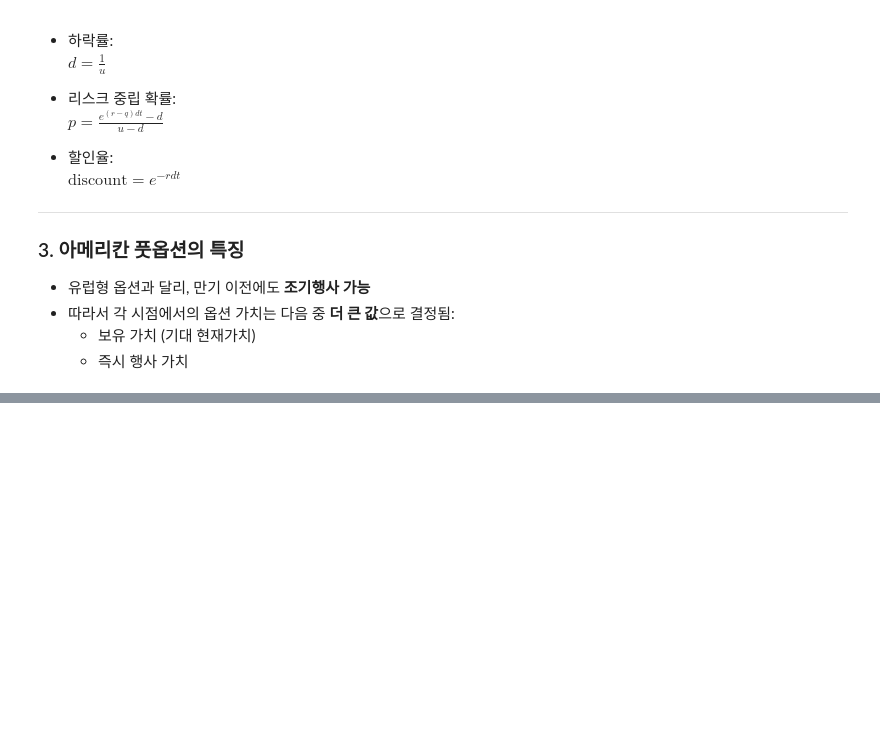
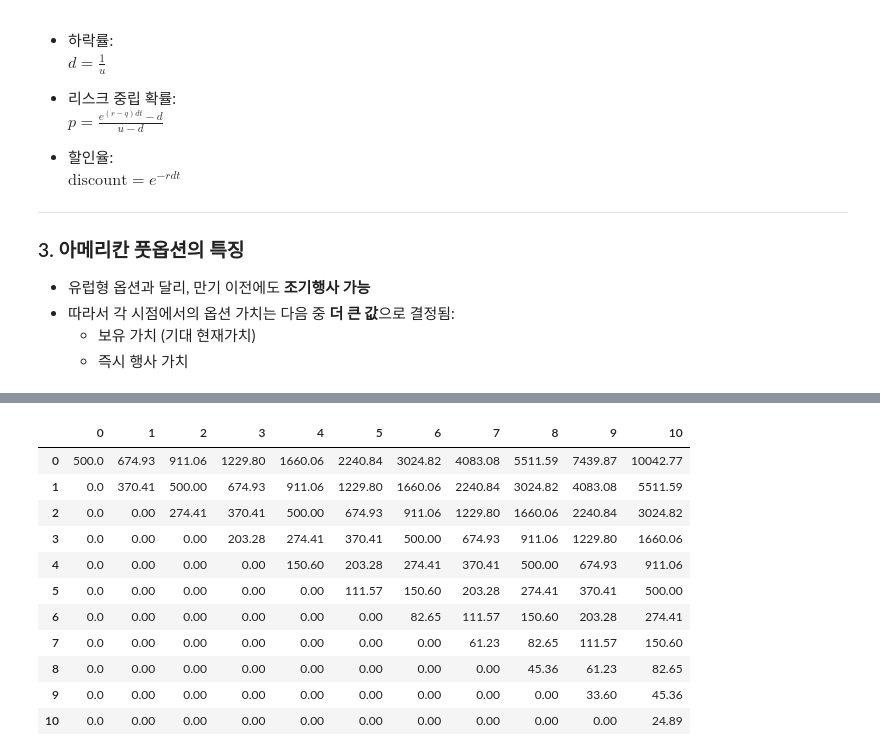
Before and after one commit to samon3869/FinancialBigDataAnalyst, a Jupyter notebook: 옵션가치평가.ipynb, the cells around one changed output, grey strips where cells are left out. Cells and saved outputs as stored; diff of their text form; code cells hidden in the pictures; blank space fills up the shorter version.

```diff
--- a/옵션가치평가.ipynb
+++ b/옵션가치평가.ipynb
@@ -115,0 +165,42 @@ discount = np.exp(-r * dt) # discount = e^{-r dt}
+# %%
+import numpy as np
+
+# 파라미터
+S0 = 500       # 현재주가
+K  = 550       # 행사가격
+r  = 0.05      # 무위험이자율
+sigma = 0.30   # 변동성
+T  = 10        # 만기(년)
+N  = 10        # 스텝 수
+q  = 0.0       # 배당률
+dt = T / N     # 시간 간격
+
+u = np.exp(sigma * np.sqrt(dt))
+d = 1 / u
+R = np.exp((r - q) * dt)   # 위험중립 성장
+disc = np.exp(-r * dt)     # 할인계수
+p = (R - d) / (u - d)
+
+vest_step = int(3/dt)      # 가득 시점 스텝
+barrier   = 650            # 장벽
+m_mult    = 1.5            # 비적격 행사배수
+
+# 주가 트리 (i: 시간스텝, j: 하락횟수)
+S = np.zeros((N+1, N+1))
+for i in range(N+1):
+    for j in range(i+1):
+        S[j, i] = S0 * (u**(i-j)) * (d**j)
+pd.DataFrame(S).round(2)
+# %% [output]
+|  | 0 | 1 | 2 | 3 | 4 | 5 | 6 | 7 | 8 | 9 | 10 |
+| 0 | 500.0 | 674.93 | 911.06 | 1229.80 | 1660.06 | 2240.84 | 3024.82 | 4083.08 | 5511.59 | 7439.87 | 10042.77 |
+| 1 | 0.0 | 370.41 | 500.00 | 674.93 | 911.06 | 1229.80 | 1660.06 | 2240.84 | 3024.82 | 4083.08 | 5511.59 |
+| 2 | 0.0 | 0.00 | 274.41 | 370.41 | 500.00 | 674.93 | 911.06 | 1229.80 | 1660.06 | 2240.84 | 3024.82 |
+| 3 | 0.0 | 0.00 | 0.00 | 203.28 | 274.41 | 370.41 | 500.00 | 674.93 | 911.06 | 1229.80 | 1660.06 |
+| 4 | 0.0 | 0.00 | 0.00 | 0.00 | 150.60 | 203.28 | 274.41 | 370.41 | 500.00 | 674.93 | 911.06 |
+| 5 | 0.0 | 0.00 | 0.00 | 0.00 | 0.00 | 111.57 | 150.60 | 203.28 | 274.41 | 370.41 | 500.00 |
+| 6 | 0.0 | 0.00 | 0.00 | 0.00 | 0.00 | 0.00 | 82.65 | 111.57 | 150.60 | 203.28 | 274.41 |
+| 7 | 0.0 | 0.00 | 0.00 | 0.00 | 0.00 | 0.00 | 0.00 | 61.23 | 82.65 | 111.57 | 150.60 |
+| 8 | 0.0 | 0.00 | 0.00 | 0.00 | 0.00 | 0.00 | 0.00 | 0.00 | 45.36 | 61.23 | 82.65 |
+| 9 | 0.0 | 0.00 | 0.00 | 0.00 | 0.00 | 0.00 | 0.00 | 0.00 | 0.00 | 33.60 | 45.36 |
+| 10 | 0.0 | 0.00 | 0.00 | 0.00 | 0.00 | 0.00 | 0.00 | 0.00 | 0.00 | 0.00 | 24.89 |
```
Also changed, not shown: parts of 4 cells of this notebook, 1 other file.
